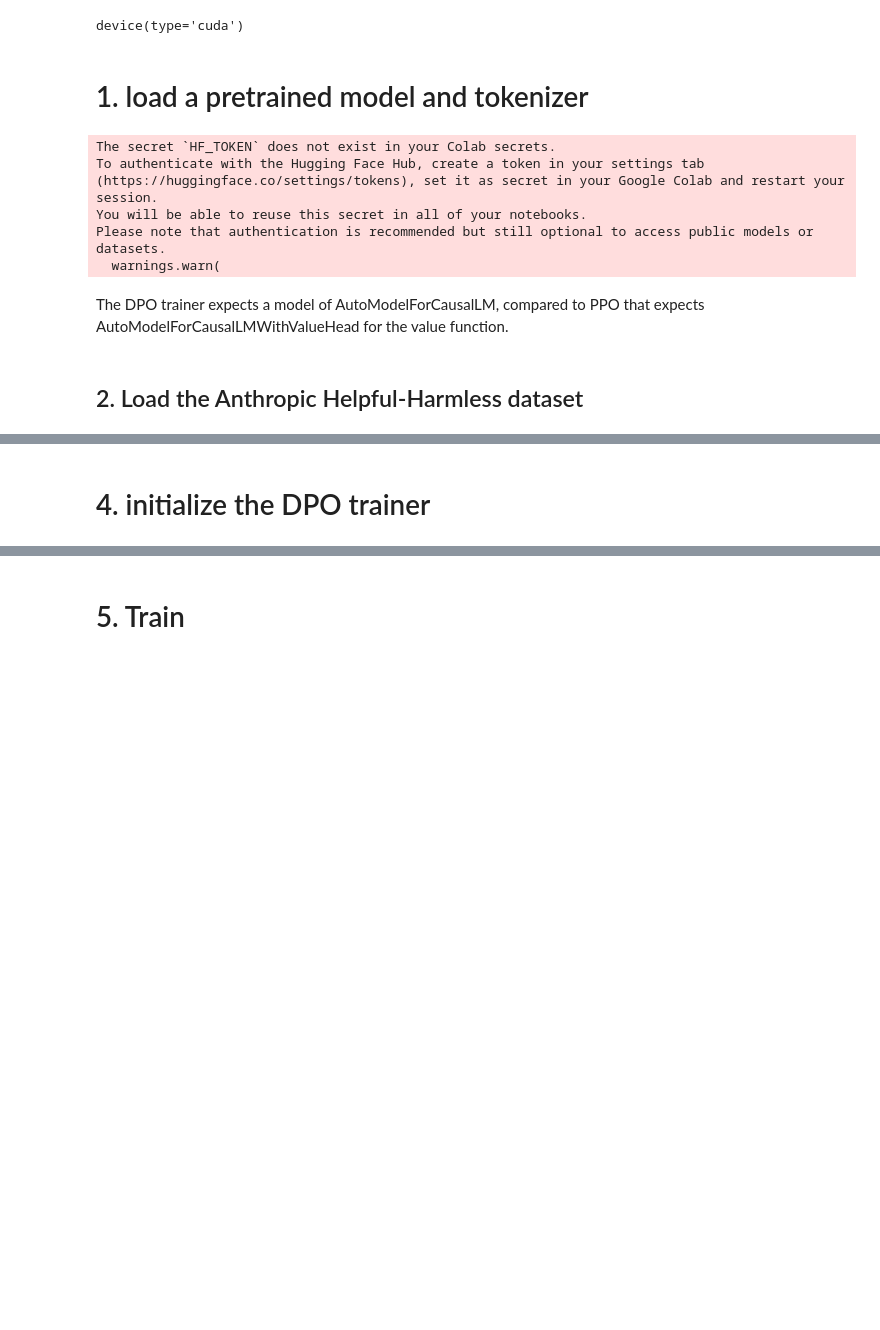
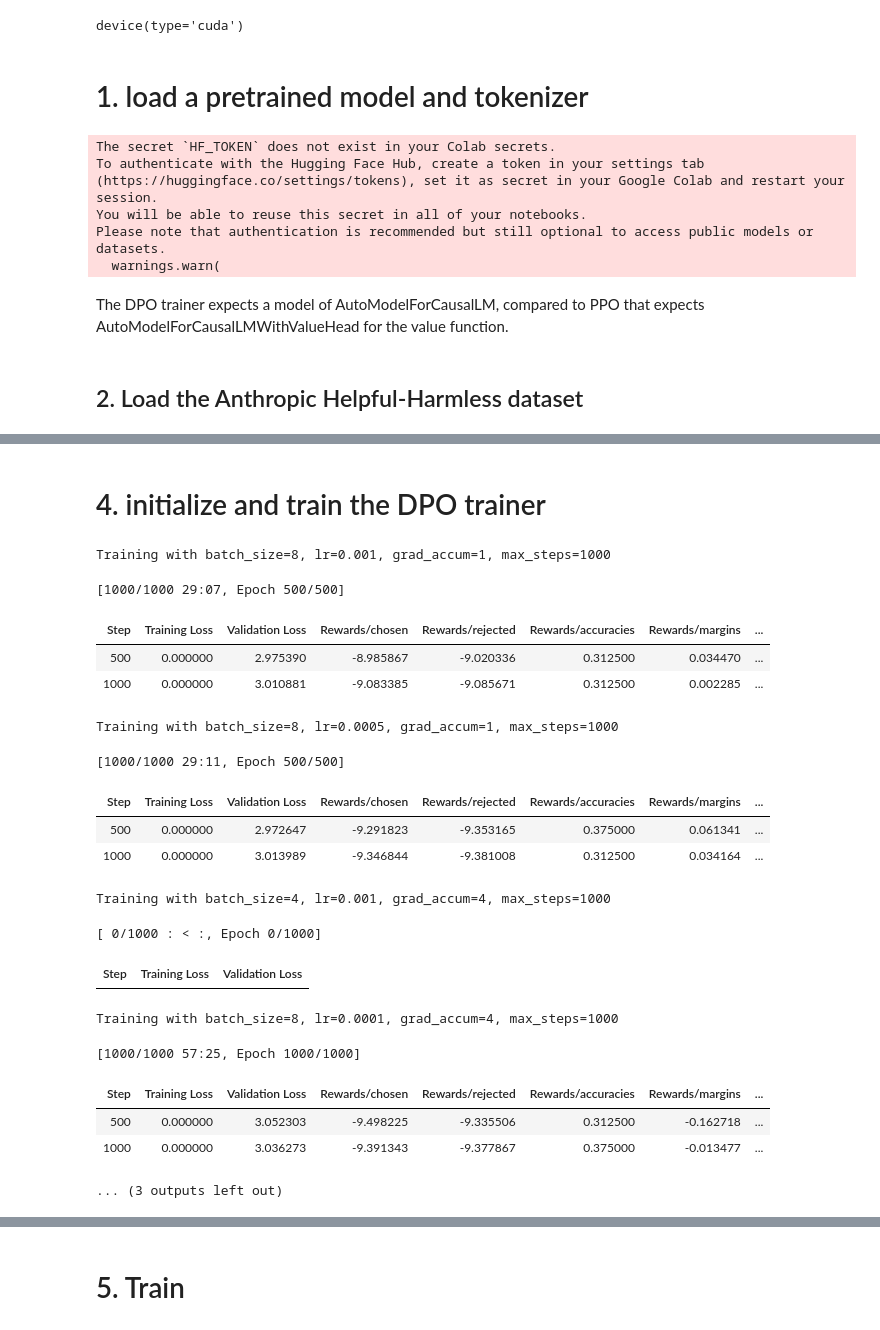
Before and after one commit to MyaMjechal/nlp-a5-optimization-human-preference, a Jupyter notebook: 04-DPO.ipynb, the cells around one changed output, grey strips where cells are left out. Drawn from its saved outputs; the diff is of its cells as text; code cells hidden in the pictures; blank space fills up the shorter version.

```diff
--- a/04-DPO.ipynb
+++ b/04-DPO.ipynb
@@ -225,2 +225,2 @@ training_args = DPOConfig(
 # %% [markdown]
-# 4. initialize the DPO trainer
+# 4. initialize  and train the DPO trainer
@@ -226,0 +230,72 @@ training_args = DPOConfig(
+# %%
+results = []
+
+for params in hyperparams:
+    print(f"\nTraining with batch_size={params['per_device_train_batch_size']}, lr={params['learning_rate']}, grad_accum={params['gradient_accumulation_steps']}, max_steps={params['max_steps']}\n")
+
+    training_args = DPOConfig(
+        per_device_train_batch_size=params["per_device_train_batch_size"],
+        max_steps=params["max_steps"],
+        remove_unused_columns=False,
+        gradient_accumulation_steps=params["gradient_accumulation_steps"],
+        learning_rate=params["learning_rate"],
+        evaluation_strategy="steps",
+        logging_first_step=True,
+        logging_steps=5, # match results in blog post
+        eval_steps=500,
+        output_dir="./test",
+        optim="rmsprop",
+        warmup_steps=150,
+        report_to=report_to,
+        bf16=True,
+        gradient_checkpointing=gradient_checkpointing
+        # TODO: uncomment that on the next transformers release
+        # gradient_checkpointing_kwargs=gradient_checkpointing_kwargs,
+    )
+
+    dpo_trainer = DPOTrainer(
+        model=model,
+        ref_model=model_ref,
+        args=training_args,
+        tokenizer=tokenizer,
+        train_dataset=train_dataset,
+        eval_dataset=eval_dataset
+    )
+
+    train_output = dpo_trainer.train()
+
+    # Get final loss value
+    final_loss = dpo_trainer.state.log_history[-1]["loss"] if "loss" in dpo_trainer.state.log_history[-1] else float("inf")
+
+    results.append({
+        "per_device_train_batch_size": params["per_device_train_batch_size"],
+        "learning_rate": params["learning_rate"],
+        "gradient_accumulation_steps": params["gradient_accumulation_steps"],
+        "final_loss": final_loss,
+        "train_loss": dpo_trainer.state.log_history
+    })
+
+    # Store the model with the lowest loss
+    if final_loss < best_loss:
+        best_loss = final_loss
+        best_hyperparams = params  # Store hyperparameters of best model
+# %% [output]
+Training with batch_size=8, lr=0.001, grad_accum=1, max_steps=1000
+[1000/1000 29:07, Epoch 500/500]
+| Step | Training Loss | Validation Loss | Rewards/chosen | Rewards/rejected | Rewards/accuracies | Rewards/margins | ... |
+| 500 | 0.000000 | 2.975390 | -8.985867 | -9.020336 | 0.312500 | 0.034470 | ... |
+| 1000 | 0.000000 | 3.010881 | -9.083385 | -9.085671 | 0.312500 | 0.002285 | ... |
+Training with batch_size=8, lr=0.0005, grad_accum=1, max_steps=1000
+[1000/1000 29:11, Epoch 500/500]
+| Step | Training Loss | Validation Loss | Rewards/chosen | Rewards/rejected | Rewards/accuracies | Rewards/margins | ... |
+| 500 | 0.000000 | 2.972647 | -9.291823 | -9.353165 | 0.375000 | 0.061341 | ... |
+| 1000 | 0.000000 | 3.013989 | -9.346844 | -9.381008 | 0.312500 | 0.034164 | ... |
+Training with batch_size=4, lr=0.001, grad_accum=4, max_steps=1000
+[ 0/1000 : < :, Epoch 0/1000]
+| Step | Training Loss | Validation Loss |
+Training with batch_size=8, lr=0.0001, grad_accum=4, max_steps=1000
+[1000/1000 57:25, Epoch 1000/1000]
+| Step | Training Loss | Validation Loss | Rewards/chosen | Rewards/rejected | Rewards/accuracies | Rewards/margins | ... |
+| 500 | 0.000000 | 3.052303 | -9.498225 | -9.335506 | 0.312500 | -0.162718 | ... |
+| 1000 | 0.000000 | 3.036273 | -9.391343 | -9.377867 | 0.375000 | -0.013477 | ... |
+... (3 outputs left out)
```
Also changed, not shown: parts of 21 cells of this notebook.
